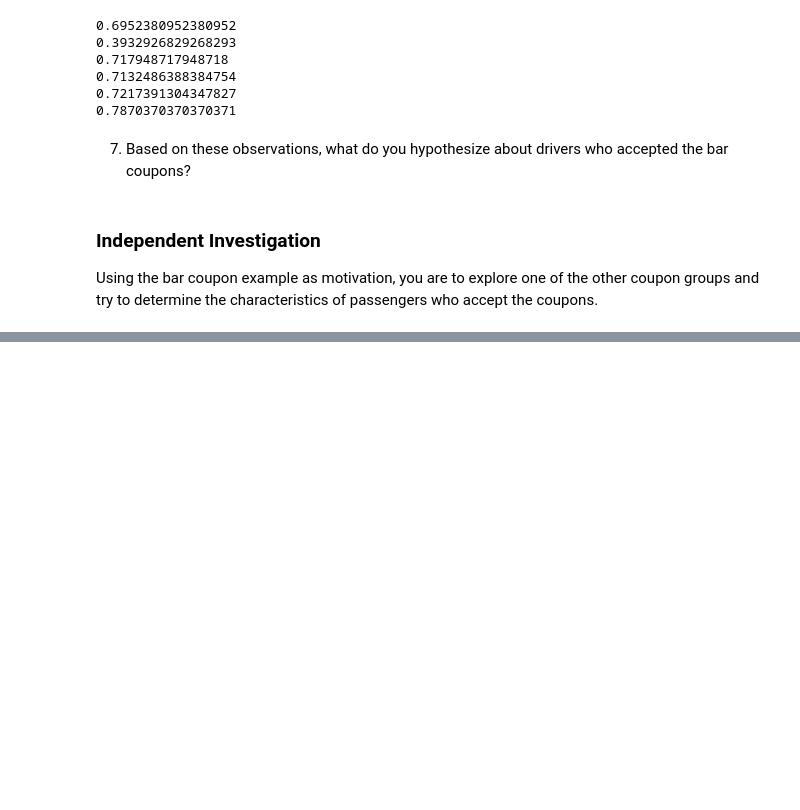
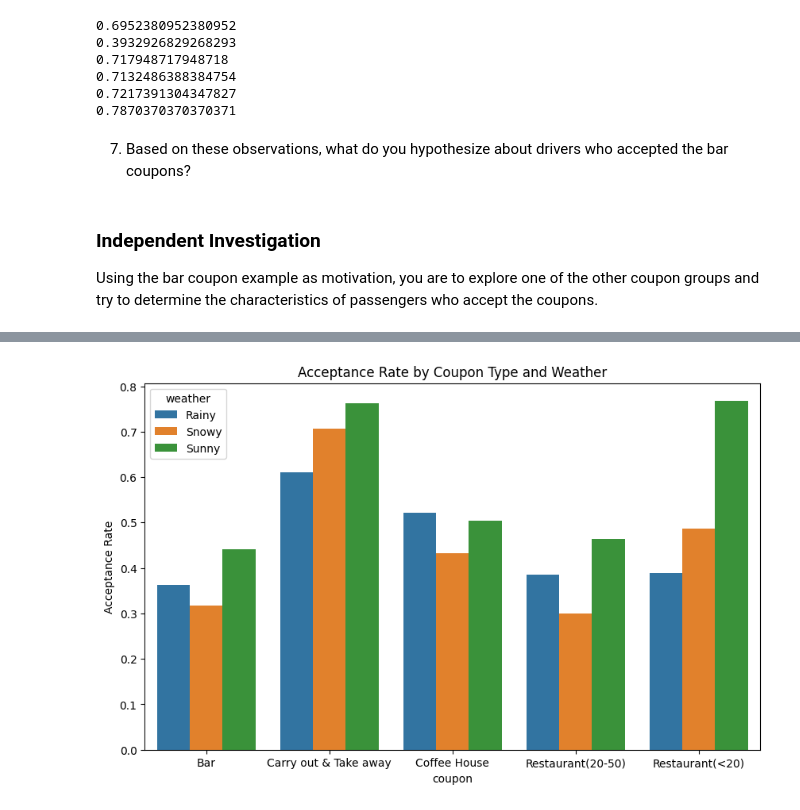
Before and after one commit to chitrapal1/UCB_AIML, a Jupyter notebook: assignment5_coupon_acceptance_analysis.ipynb, the cells around one changed output, grey strips where cells are left out. Saved outputs shown, nothing was run; the diff lists cells and outputs as text; code cells hidden in the pictures; blank space fills up the shorter version.

```diff
--- a/assignment5_coupon_acceptance_analysis.ipynb
+++ b/assignment5_coupon_acceptance_analysis.ipynb
@@ -245,0 +308,10 @@ Using the bar coupon example as motivation, you are to explore one of the other
+# %%
+acceptance_rate = data.groupby(['weather','coupon'])['Y'].mean().reset_index()
+
+plt.figure(figsize=(10,6))
+sns.barplot(data=acceptance_rate, x='coupon', y='Y', hue='weather')
+plt.title("Acceptance Rate by Coupon Type and Weather")
+plt.ylabel("Acceptance Rate")
+plt.show()
+# %% [output]
+[figure, added]
```
Also changed, not shown: parts of 11 cells of this notebook.
